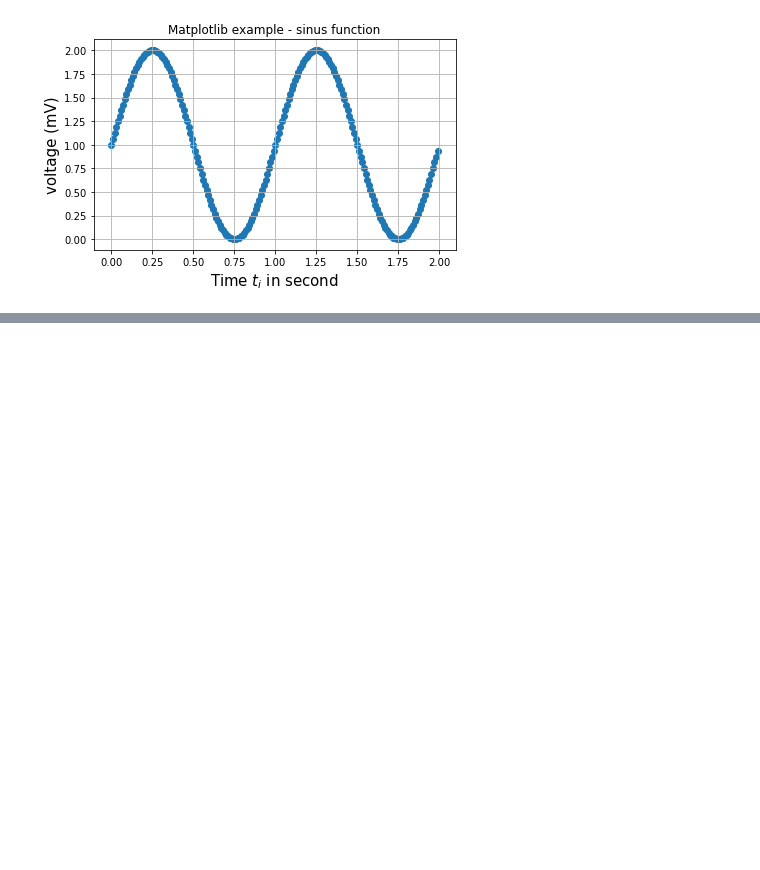
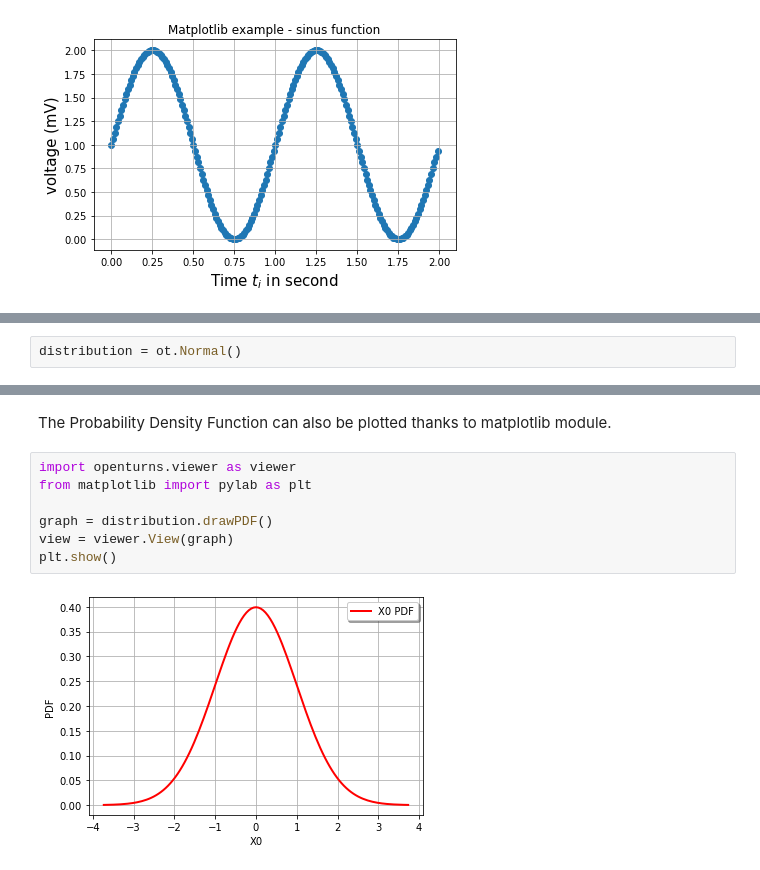
Before and after one commit to mbaudin47/hpcuqtraining, a Jupyter notebook: 2020/Scripts/Python/TP0_Introduction_Python_Jupyter.ipynb, the cells around one changed output, grey strips where cells are left out. Cells and saved outputs as stored; diff of their text form; blank space fills up the shorter version.

Commit message:
Add cells for very basic operation on distribution in openturns

```diff
--- a/2020/Scripts/Python/TP0_Introduction_Python_Jupyter.ipynb
+++ b/2020/Scripts/Python/TP0_Introduction_Python_Jupyter.ipynb
@@ -409,0 +419,2 @@ plt.show()
+# %%
+distribution = ot.Normal()
@@ -409,0 +438,11 @@ plt.show()
+# %% [markdown]
+The Probability Density Function can also be plotted thanks to matplotlib module.
+# %%
+import openturns.viewer as viewer
+from matplotlib import pylab as plt
+
+graph = distribution.drawPDF()
+view = viewer.View(graph)
+plt.show()
+# %% [output]
+[figure, added]
```
Also changed, not shown: parts of 6 cells of this notebook.
